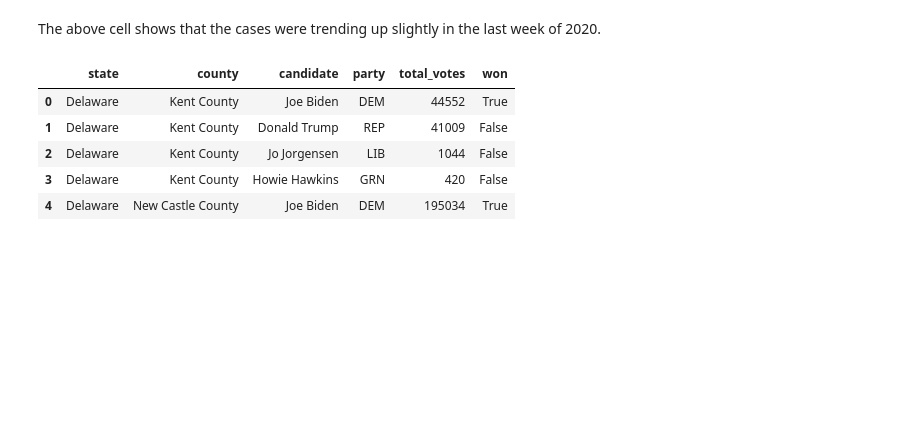
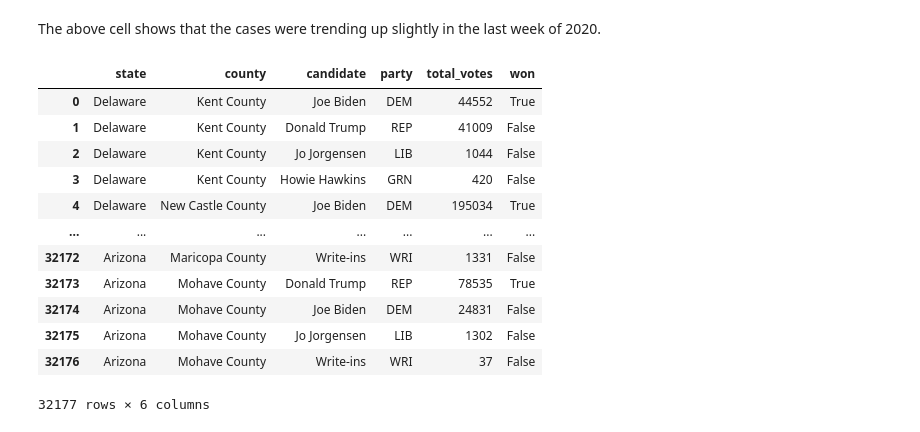
Before and after one commit to smbarber2/405ProjectGroup1, a Jupyter notebook: derek.ipynb, the cells around one changed output. Drawn from its saved outputs; the diff is of its cells as text; code cells hidden in the pictures; blank space fills up the shorter version.

```diff
--- a/derek.ipynb
+++ b/derek.ipynb
@@ -80,13 +91,21 @@ plt.show()
 # %% [markdown]
 The above cell shows that the cases were trending up slightly in the last week of 2020.
 # %%
+# Read in presidential election dataset from csv
 pres_by_county = pd.read_csv('./data/president_county_candidate.csv')
-pres_by_county.head()
+pres_by_county
 # %% [output]
 |  | state | county | candidate | party | total_votes | won |
 | 0 | Delaware | Kent County | Joe Biden | DEM | 44552 | True |
 | 1 | Delaware | Kent County | Donald Trump | REP | 41009 | False |
 | 2 | Delaware | Kent County | Jo Jorgensen | LIB | 1044 | False |
 | 3 | Delaware | Kent County | Howie Hawkins | GRN | 420 | False |
 | 4 | Delaware | New Castle County | Joe Biden | DEM | 195034 | True |
+| ... | ... | ... | ... | ... | ... | ... |
+| 32172 | Arizona | Maricopa County | Write-ins | WRI | 1331 | False |
+| 32173 | Arizona | Mohave County | Donald Trump | REP | 78535 | True |
+| 32174 | Arizona | Mohave County | Joe Biden | DEM | 24831 | False |
+| 32175 | Arizona | Mohave County | Jo Jorgensen | LIB | 1302 | False |
+| 32176 | Arizona | Mohave County | Write-ins | WRI | 37 | False |
+32177 rows × 6 columns
 # %%
```
Also changed, not shown: parts of 9 cells of this notebook.
